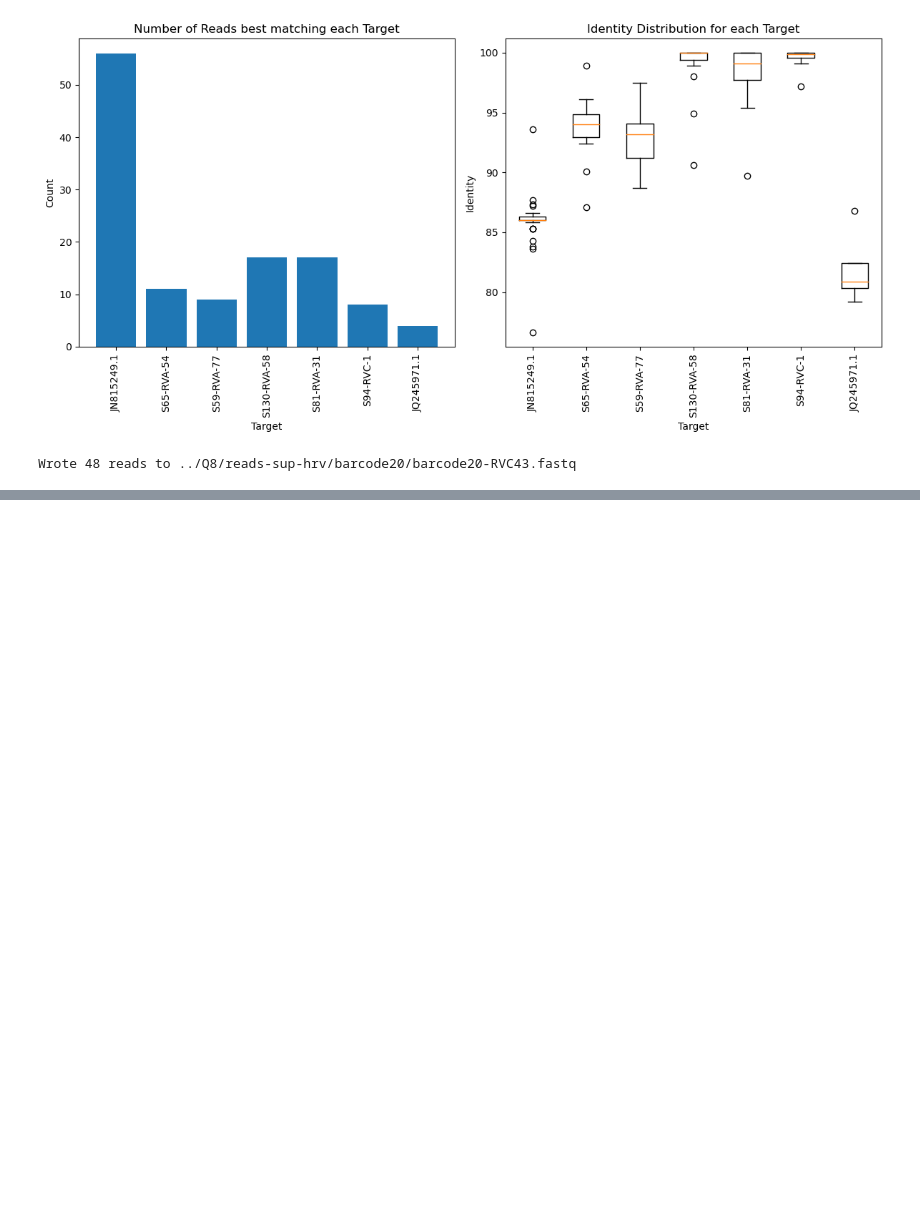
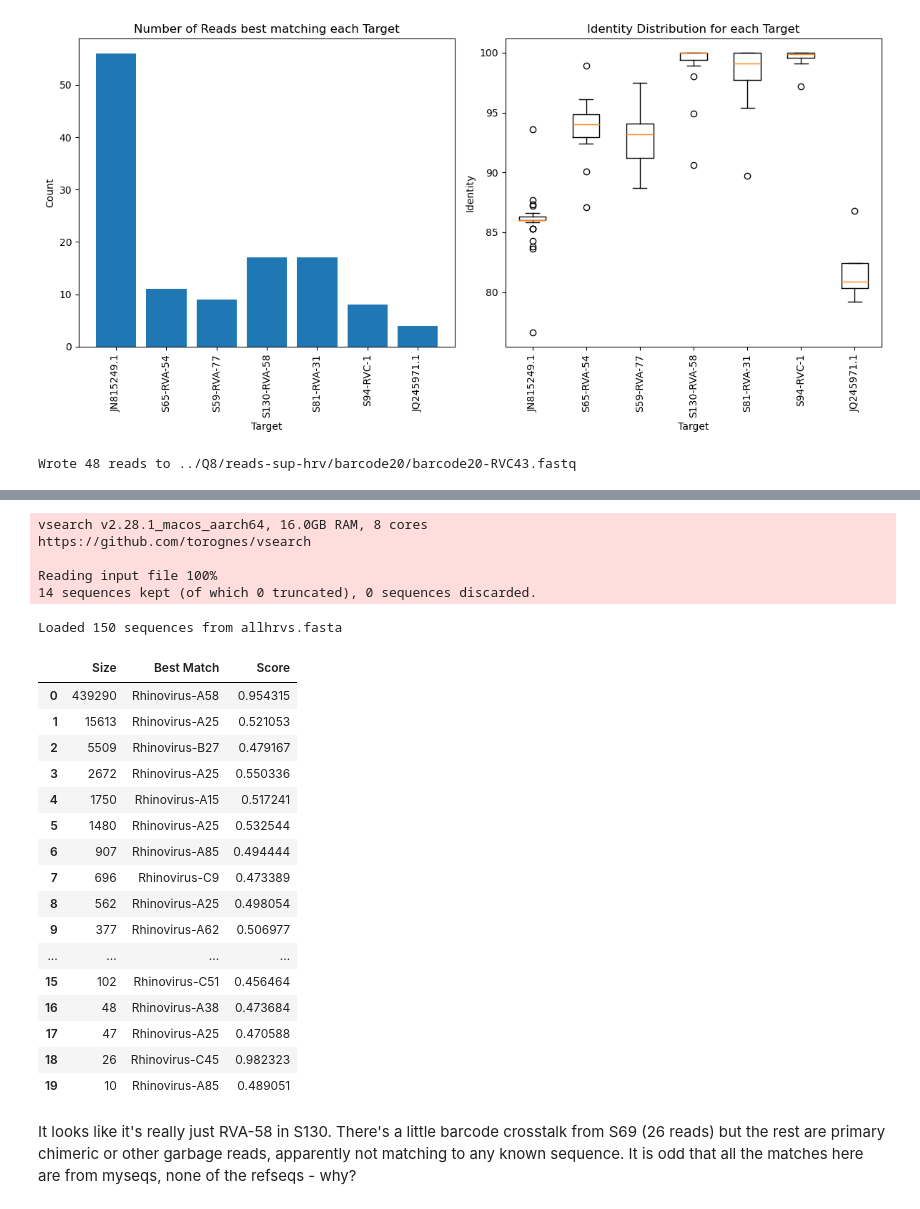
Before and after one commit to RByers/RespiCov-analyze, a Jupyter notebook: Q8AnalyzeHRV.ipynb, the cells around one changed output, grey strips where cells are left out. Saved outputs shown, nothing was run; the diff lists cells and outputs as text; code cells hidden in the pictures; blank space fills up the shorter version.

```diff
--- a/Q8AnalyzeHRV.ipynb
+++ b/Q8AnalyzeHRV.ipynb
@@ -739,6 +720,7 @@ Doing a blast search on a couple outliers tends to return a combination of two o
 # %%
 from Bio import SeqIO
 import glob
+import matplotlib.pyplot as plt
 
 bc1groups = list(SeqIO.parse(os.path.join(hrvDir, "barcode01", "barcode01-groups.fasta"), "fasta"))
 [bc1o] = [r for r in bc1groups if r.id.endswith("size=1688")]
@@ -790,8 +772,8 @@ for file in ['S59-RVA-77.fastq',
             'S81-RVA-31.fastq',
             'S94-RVC-1.fastq',
             'S44-RVA-56.fastq',
-            'S91-RVC-11.fastq',
-            'S69-RVC-11.fastq',
+            'S91-RVC-45.fastq',
+            'S69-RVC-45.fastq',
             'S48-RVC-1.fastq',
             'S28-RVA-23.fastq']:
     mySeqs.extend(SeqIO.parse(os.path.join("myseqs", file), "fastq"))
@@ -1324,0 +1339,61 @@ with open("refseq/Rhinovirus-All.fasta", "w") as outfile:
+# %%
+%%bash
+cd ../Q8/reads-sup-hrv/barcode07/
+cat ../../../RespiCov-analyze/myseqs/*RV*.fastq > myhrvs.fastq
+../../../vsearch-2.28.1-macos-aarch64/bin/vsearch --fastq_filter myhrvs.fastq --fastaout myhrvs.fasta --fastq_qmax 93
+
+cat ../../../RespiCov-analyze/refseq/RhinovirusAll.fasta myhrvs.fasta > allhrvs.fasta
+cat ../../../RespiCov-analyze/refseq/Enterovirus-*.fasta >> allhrvs.fasta
+
+# --gapopen 0ET allows the query to match the full target (null gap open/close penalties on the target extremities)
+#../../../vsearch-2.28.1-macos-aarch64/bin/vsearch --usearch_global ../HRV-q8-sup_barcode20.fastq --db allhrvs.fasta --id 0.85 --gapopen 0ET --gapext 0ET --notmatched myhrvs_notmatched.fastq --strand both --blast6out allhrvs.blast6
+#../../../vsearch-2.28.1-macos-aarch64/bin/vsearch --usearch_global ../HRV-q8-sup_barcode07.fastq --db allhrvs.fasta --id 0.75 --notmatched myhrvs_notmatched.fastq --strand both --blast6out allhrvs.blast6
+# %% [output]
+vsearch v2.28.1_macos_aarch64, 16.0GB RAM, 8 cores
+https://github.com/torognes/vsearch
+
+Reading input file 100%
+14 sequences kept (of which 0 truncated), 0 sequences discarded.
+# %%
+import pandas as pd
+from Bio import SeqIO
+
+b07c = list(SeqIO.parse(os.path.join(hrvDir, "barcode07", "barcode07-groups.fasta"), "fasta"))
+
+allHrvs=list(SeqIO.parse(os.path.join(hrvDir, "barcode07", "allhrvs.fasta"), "fasta"))
+print("Loaded %d sequences from allhrvs.fasta" % len(allHrvs))
+
+# Given a target, return a tuple of the query ID with the highest score and the score
+def match_to_known(target, queries):
+    aligner = RCUtils.getPrimerAligner()
+    scores = [(q.id, aligner.align(target.seq, q.seq)[0].score/(min(len(target.seq), len(q.seq)))) for q in queries]
+    return max(scores, key=lambda x: x[1])
+
+# Print a table of the best match and score for each group
+data = []
+for g in b07c:
+    (match, score) = match_to_known(g, allHrvs)
+    size = int(g.id.split('=')[2])
+    data.append({'Size': size, 'Best Match': match, 'Score': score})
+pd.DataFrame(data)
+# %% [output]
+Loaded 150 sequences from allhrvs.fasta
+|  | Size | Best Match | Score |
+| 0 | 439290 | Rhinovirus-A58 | 0.954315 |
+| 1 | 15613 | Rhinovirus-A25 | 0.521053 |
+| 2 | 5509 | Rhinovirus-B27 | 0.479167 |
+| 3 | 2672 | Rhinovirus-A25 | 0.550336 |
+| 4 | 1750 | Rhinovirus-A15 | 0.517241 |
+| 5 | 1480 | Rhinovirus-A25 | 0.532544 |
+| 6 | 907 | Rhinovirus-A85 | 0.494444 |
+| 7 | 696 | Rhinovirus-C9 | 0.473389 |
+| 8 | 562 | Rhinovirus-A25 | 0.498054 |
+| 9 | 377 | Rhinovirus-A62 | 0.506977 |
+| ... | ... | ... | ... |
+| 15 | 102 | Rhinovirus-C51 | 0.456464 |
+| 16 | 48 | Rhinovirus-A38 | 0.473684 |
+| 17 | 47 | Rhinovirus-A25 | 0.470588 |
+| 18 | 26 | Rhinovirus-C45 | 0.982323 |
+| 19 | 10 | Rhinovirus-A85 | 0.489051 |
+# %% [markdown]
+It looks like it's really just RVA-58 in S130. There's a little barcode crosstalk from S69 (26 reads) but the rest are primary chimeric or other garbage reads, apparently not matching to any known sequence. It is odd that all the matches here are from myseqs, none of the refseqs - why?
```
Also changed, not shown: parts of 8 cells of this notebook.
